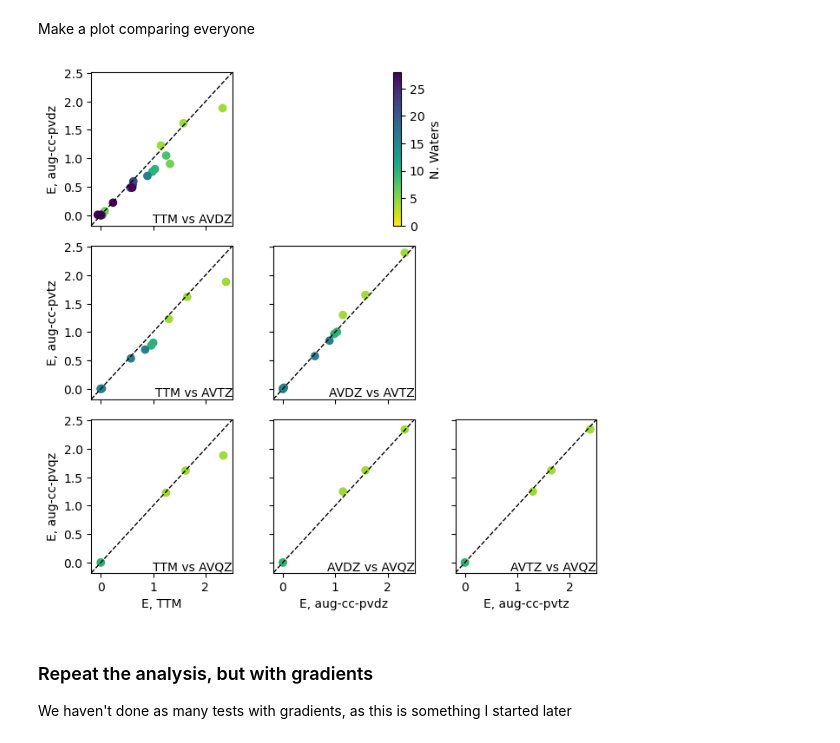
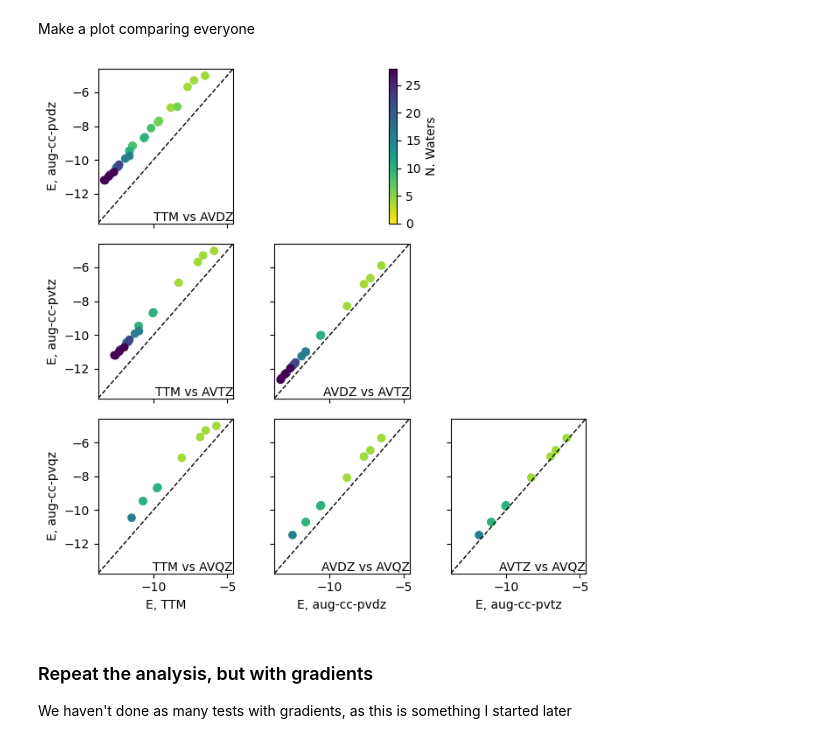
Before and after one commit to exalearn/fast-finetuned-forcefields, a Jupyter notebook: notebooks/hydronet/0_code-evaluation/nwchem/evaluate-nwchem-scaling-and-accuracy.ipynb, the cells around one changed output. Cells and saved outputs as stored; diff of their text form; code cells hidden in the pictures.

```diff
--- a/notebooks/hydronet/0_code-evaluation/nwchem/evaluate-nwchem-scaling-and-accuracy.ipynb
+++ b/notebooks/hydronet/0_code-evaluation/nwchem/evaluate-nwchem-scaling-and-accuracy.ipynb
@@ -104,7 +104,7 @@ n_col = len(bases)
 # %%
 fig, axs = plt.subplots(n_col, n_col, figsize=(6.5, 6.5), sharex=True, sharey=True)
 
-column = 'energy_above_min'
+column = 'binding_energy_atom'
 
 # Make the plot settings
 vmin = 0 # accuracy_results['n_waters'].min()
@@ -134,34 +134,34 @@ for i, b1 in enumerate(bases[:-1]):  # Start from the lowest basis
         subset_high = accuracy_results.query(f'basis=="{b2}"')
 
         # Join on the cluster ID
         merged = subset_low.merge(subset_high, on='id', suffixes=('_low', '_high'))
         ax = axs[i+j+1, i+1]
         ax.scatter(merged[f'mp2_{column}_low'], merged[f'mp2_{column}_high'], c=merged['n_waters_high'], **plot_kwargs)
 
         # Make a label
         ax.text(1, 0, f'A{b1[-3:].upper()} vs A{b2[-3:].upper()}', ha='right', va='bottom',
                 transform=ax.transAxes)
 
 # Define the plot limits
 min_eng = accuracy_results[[f'ttm_{column}', f'mp2_{column}']].values.min()
 max_eng = accuracy_results[[f'ttm_{column}', f'mp2_{column}']].values.max()
 offset = (max_eng - min_eng) * 0.05
 axs[0, 0].set_xlim([min_eng - offset, max_eng + offset])
 axs[0, 0].set_ylim(axs[0, 0].get_xlim())
 
 # Format the cells
 for i in range(n_col):
     for j in range(n_col):
         if j > i:
             axs[i, j].axis('off')
         else:
             axs[i, j].plot(ax.get_xlim(), ax.get_ylim(), 'k--', lw=1)
 
 # Make a colorbar
 fig.colorbar(l, ax=axs[0, 1], label='N. Waters')
 fig.tight_layout()
 # %% [output]
-[figure, old version]
+[figure, new version]
 # %% [markdown]
 ### Repeat the analysis, but with gradients
 We haven't done as many tests with gradients, as this is something I started later
```
Also changed, not shown: parts of 11 cells of this notebook, 3 other files.
